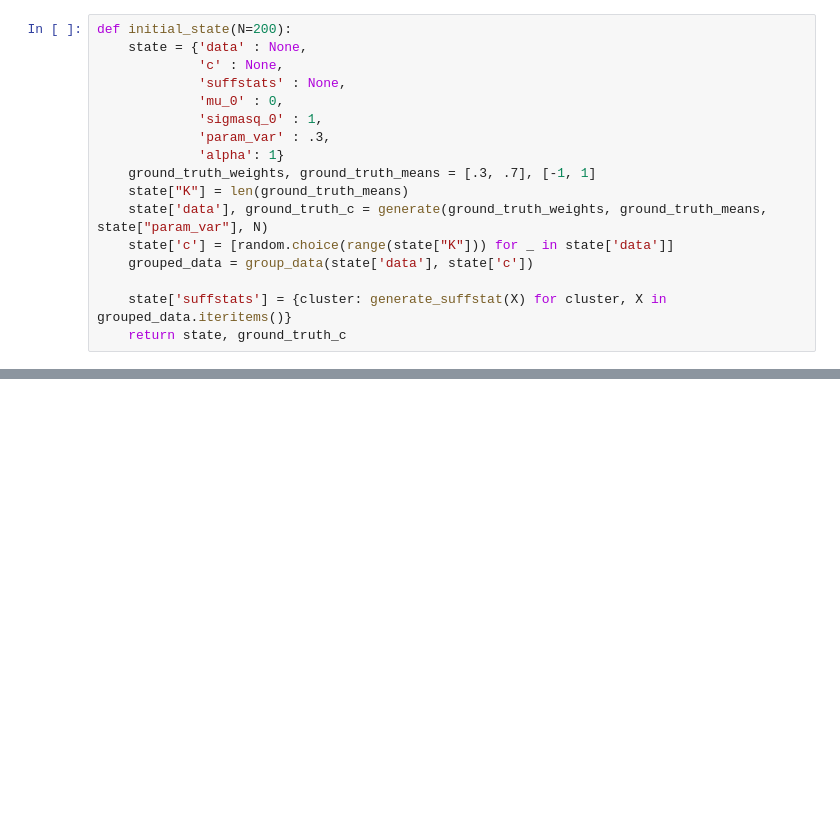
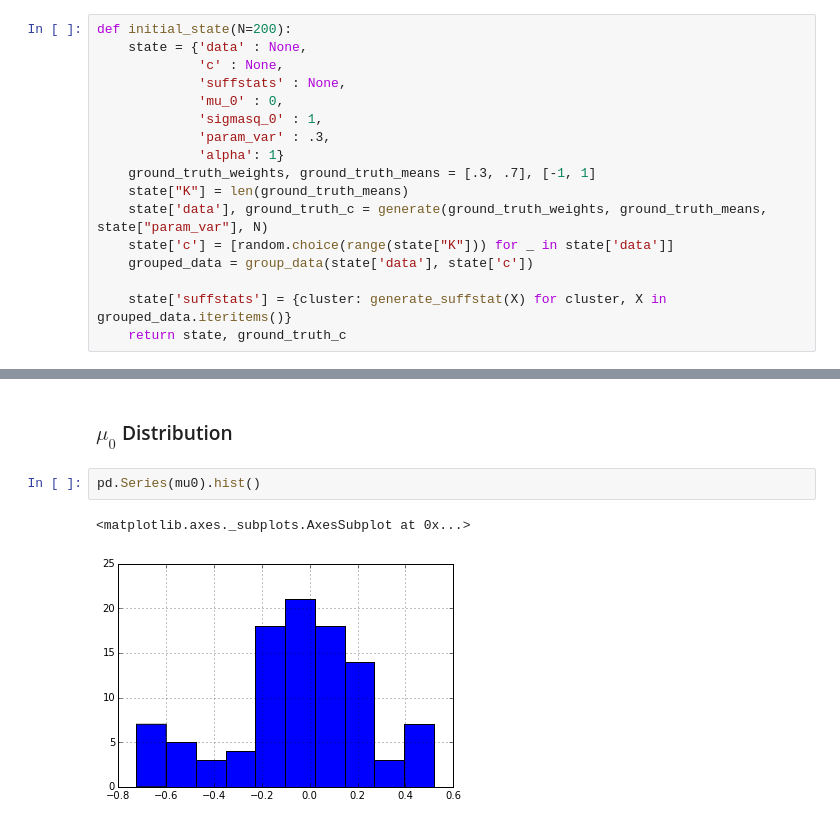
Before and after one commit to tdhopper/mcmc, a Jupyter notebook: Collapsed Gibbs Sampler for Finite Mixture Model with Hyperparameter Inference 2.0.ipynb, the cells around one changed output, grey strips where cells are left out. Saved outputs shown, nothing was run; the diff lists cells and outputs as text; blank space fills up the shorter version.

```diff
--- a/Collapsed Gibbs Sampler for Finite Mixture Model with Hyperparameter Inference 2.0.ipynb
+++ b/Collapsed Gibbs Sampler for Finite Mixture Model with Hyperparameter Inference 2.0.ipynb
@@ -216,0 +227,7 @@ for i in range(num_iterations):
+# %% [markdown]
+### $\mu_0$ Distribution
+# %%
+pd.Series(mu0).hist()
+# %% [output]
+<matplotlib.axes._subplots.AxesSubplot at 0x...>
+[figure, added]
```
Also changed, not shown: parts of 12 cells of this notebook.
